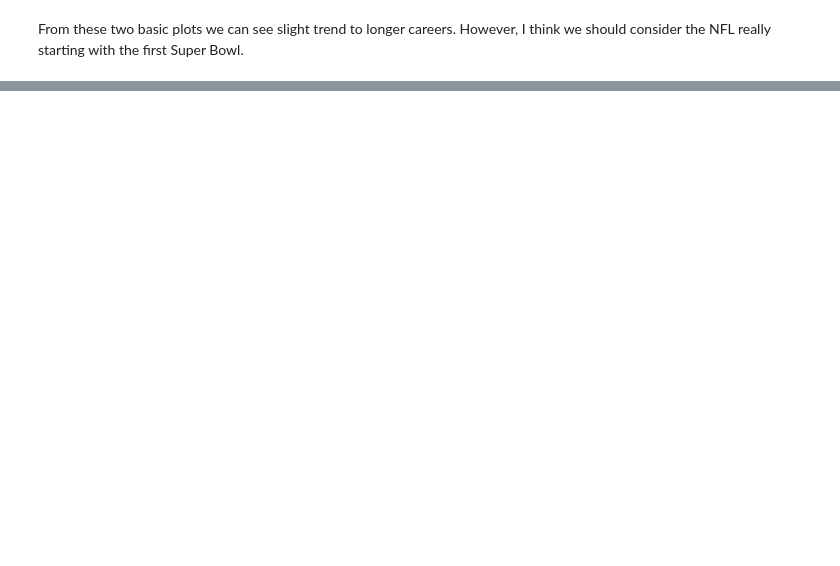
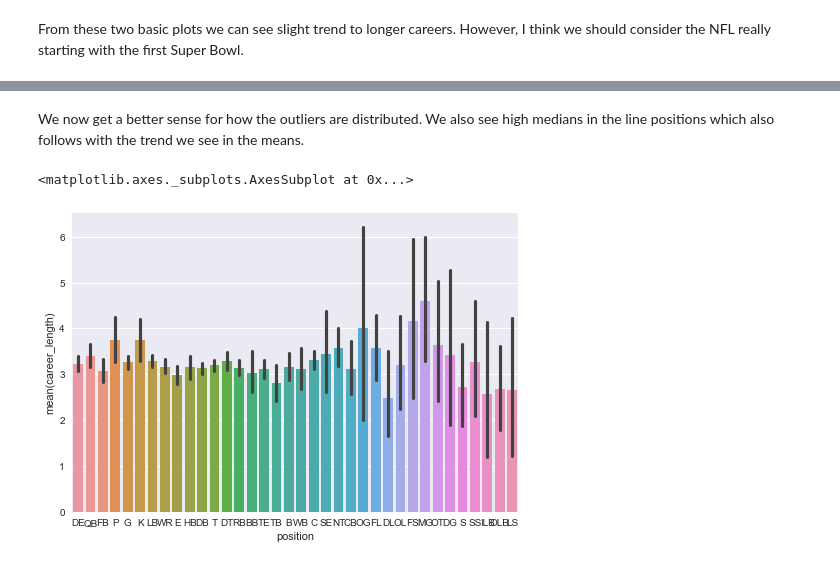
Before and after one commit to bennettjs/springboard, a Jupyter notebook: NFL player EDA.ipynb, the cells around one changed output, grey strips where cells are left out. Cells and saved outputs as stored; diff of their text form; code cells hidden in the pictures; blank space fills up the shorter version.

```diff
--- a/NFL player EDA.ipynb
+++ b/NFL player EDA.ipynb
@@ -123,0 +219,7 @@ hot 1 encoding of dummy variables. melt data
+# %% [markdown]
+We now get a better sense for how the outliers are distributed. We also see high medians in the line positions which also follows with the trend we see in the means.
+# %%
+sns.barplot(x='position', y='career_length', data=res2.sort_values('career_length', ascending=False)) #Why doesn't this sort?
+# %% [output]
+<matplotlib.axes._subplots.AxesSubplot at 0x...>
+[figure, added]
```
Also changed, not shown: parts of 62 cells of this notebook.
